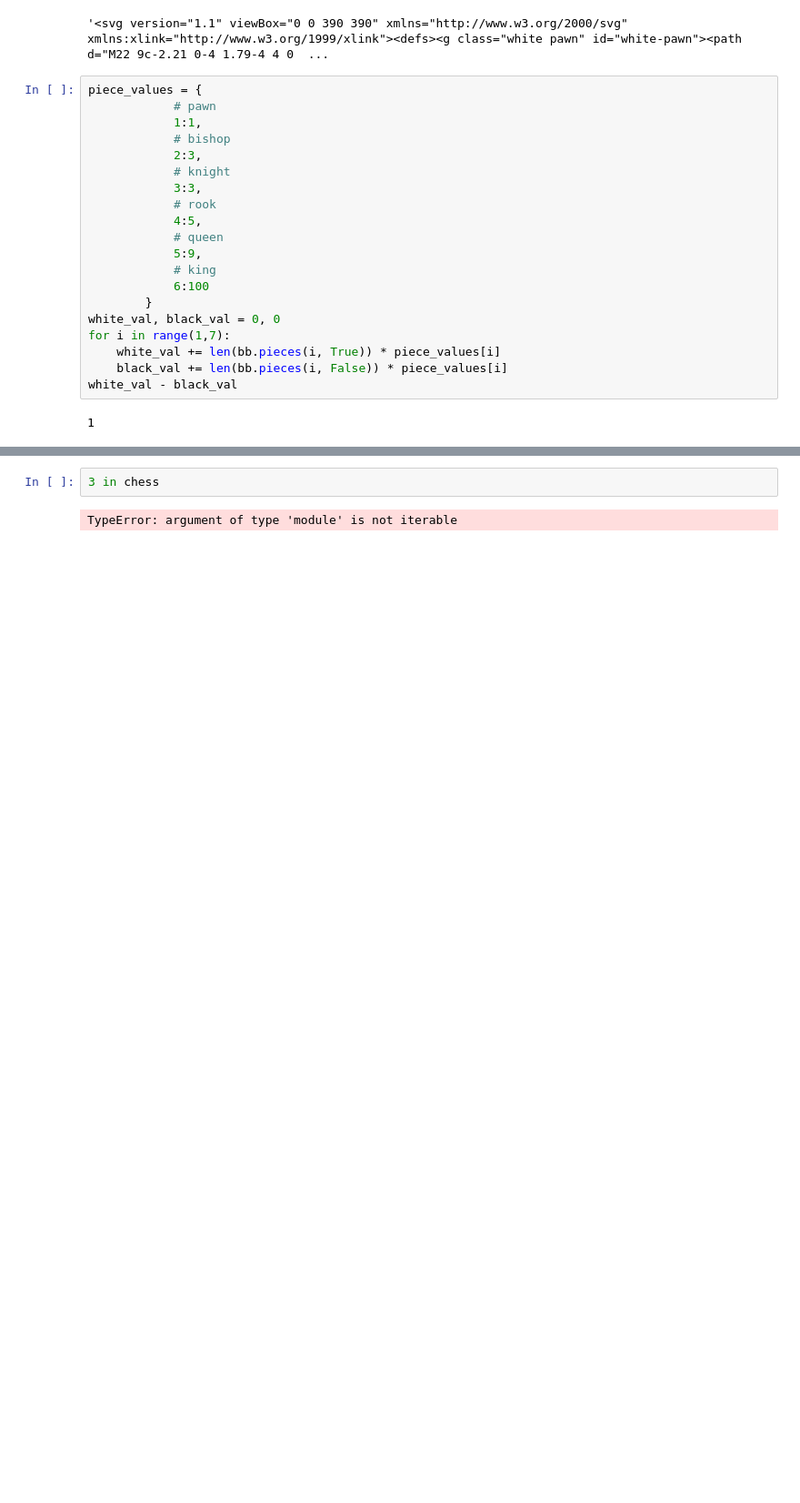
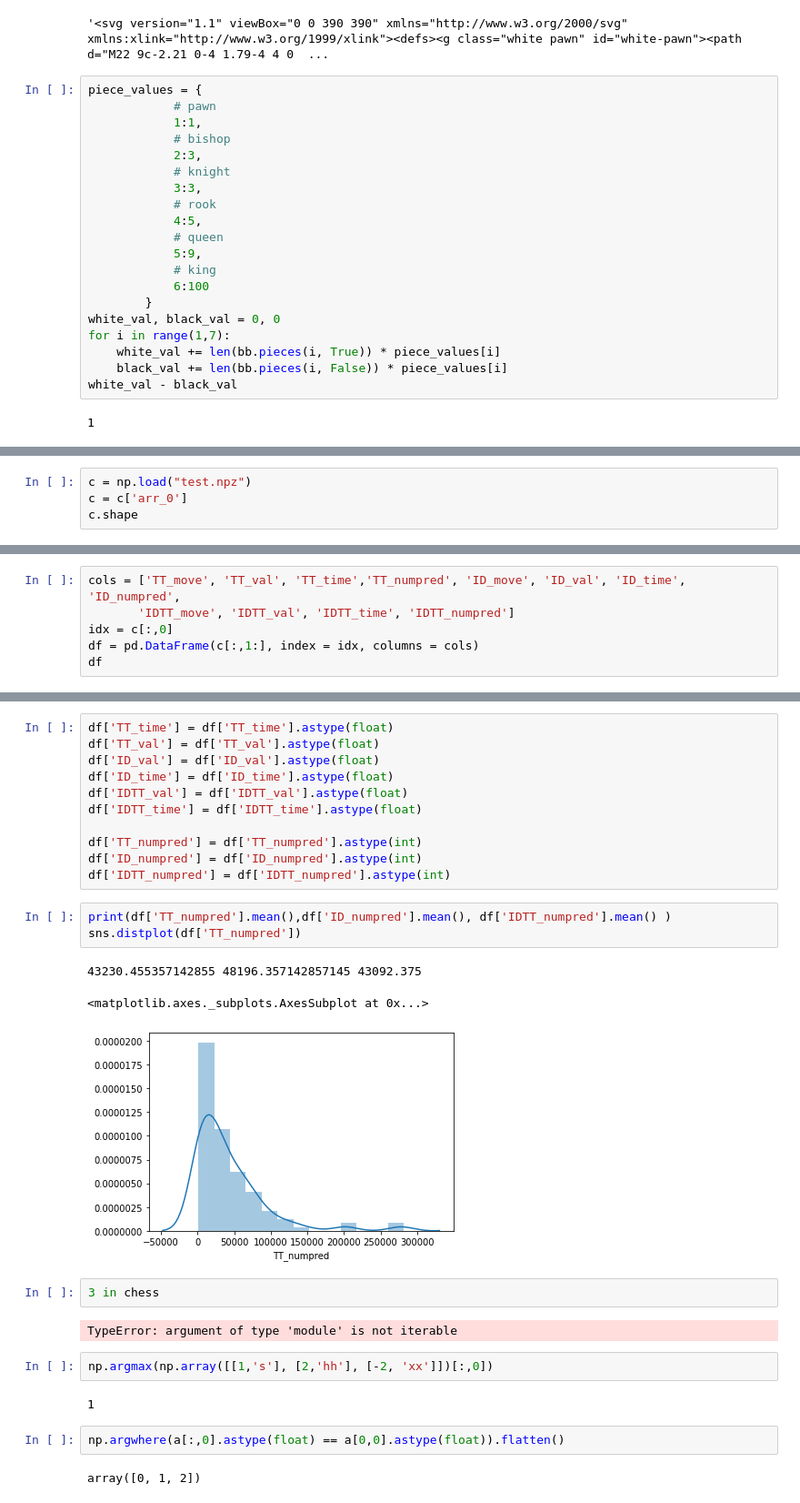
Before and after one commit to xtreemtg/Chess_AI, a Jupyter notebook: chess_ai/con_nn_keras.ipynb, the cells around one changed output, grey strips where cells are left out. Shown: that part at 91% size. Saved outputs shown, nothing was run; the diff lists cells and outputs as text; blank space fills up the shorter version.

```diff
--- a/chess_ai/con_nn_keras.ipynb
+++ b/chess_ai/con_nn_keras.ipynb
@@ -440,0 +760,4 @@ chess.polyglot.zobrist_hash(bb)
+# %%
+c = np.load("test.npz")
+c = c['arr_0']
+c.shape
@@ -440,0 +766,6 @@ chess.polyglot.zobrist_hash(bb)
+# %%
+cols = ['TT_move', 'TT_val', 'TT_time','TT_numpred', 'ID_move', 'ID_val', 'ID_time', 'ID_numpred',
+       'IDTT_move', 'IDTT_val', 'IDTT_time', 'IDTT_numpred']
+idx = c[:,0]
+df = pd.DataFrame(c[:,1:], index = idx, columns = cols)
+df
@@ -441,4 +786,30 @@ chess.polyglot.zobrist_hash(bb)
+# %%
+df['TT_time'] = df['TT_time'].astype(float)
+df['TT_val'] = df['TT_val'].astype(float)
+df['ID_val'] = df['ID_val'].astype(float)
+df['ID_time'] = df['ID_time'].astype(float)
+df['IDTT_val'] = df['IDTT_val'].astype(float)
+df['IDTT_time'] = df['IDTT_time'].astype(float)
+
+df['TT_numpred'] = df['TT_numpred'].astype(int)
+df['ID_numpred'] = df['ID_numpred'].astype(int)
+df['IDTT_numpred'] = df['IDTT_numpred'].astype(int)
+# %%
+print(df['TT_numpred'].mean(),df['ID_numpred'].mean(), df['IDTT_numpred'].mean() )
+sns.distplot(df['TT_numpred'])
+# %% [output]
+43230.455357142855 48196.357142857145 43092.375
+<matplotlib.axes._subplots.AxesSubplot at 0x...>
+[figure, added]
 # %%
 3 in chess
 # %% [output]
 TypeError: argument of type 'module' is not iterable
+# %%
+np.argmax(np.array([[1,'s'], [2,'hh'], [-2, 'xx']])[:,0])
+# %% [output]
+1
+# %%
+np.argwhere(a[:,0].astype(float) == a[0,0].astype(float)).flatten()
+# %% [output]
+array([0, 1, 2])
```
Also changed, not shown: parts of 72 cells of this notebook, 10 other files.
